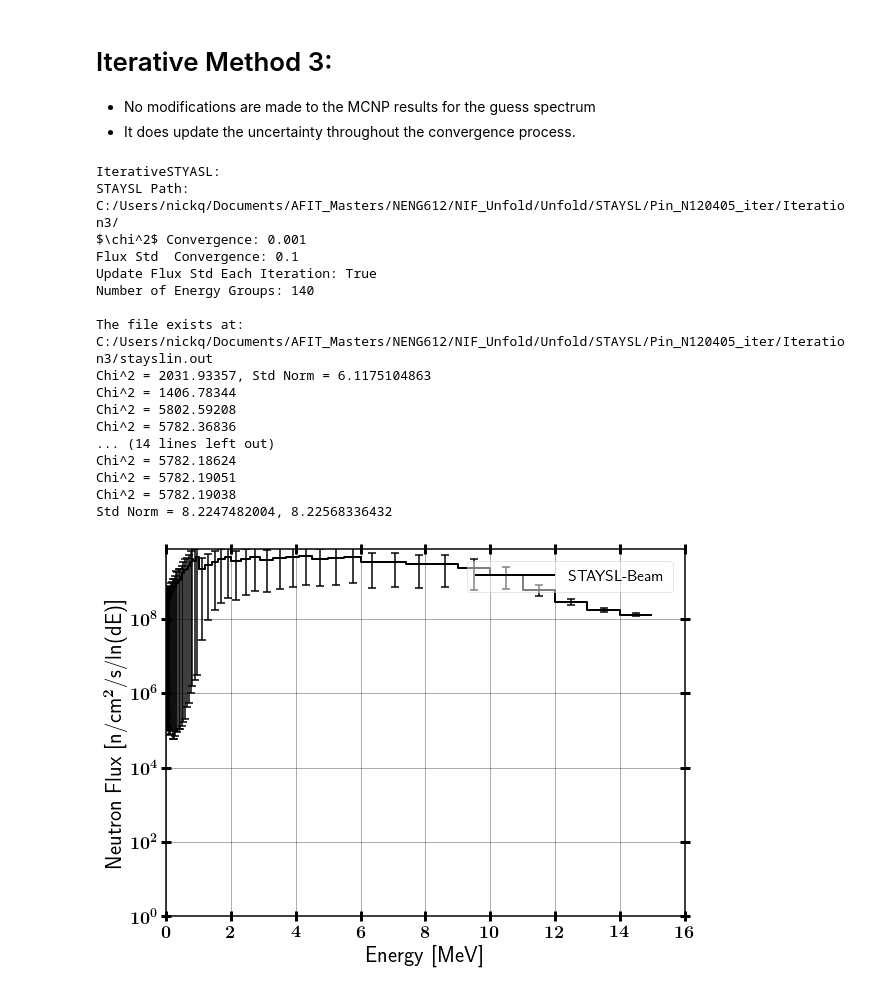
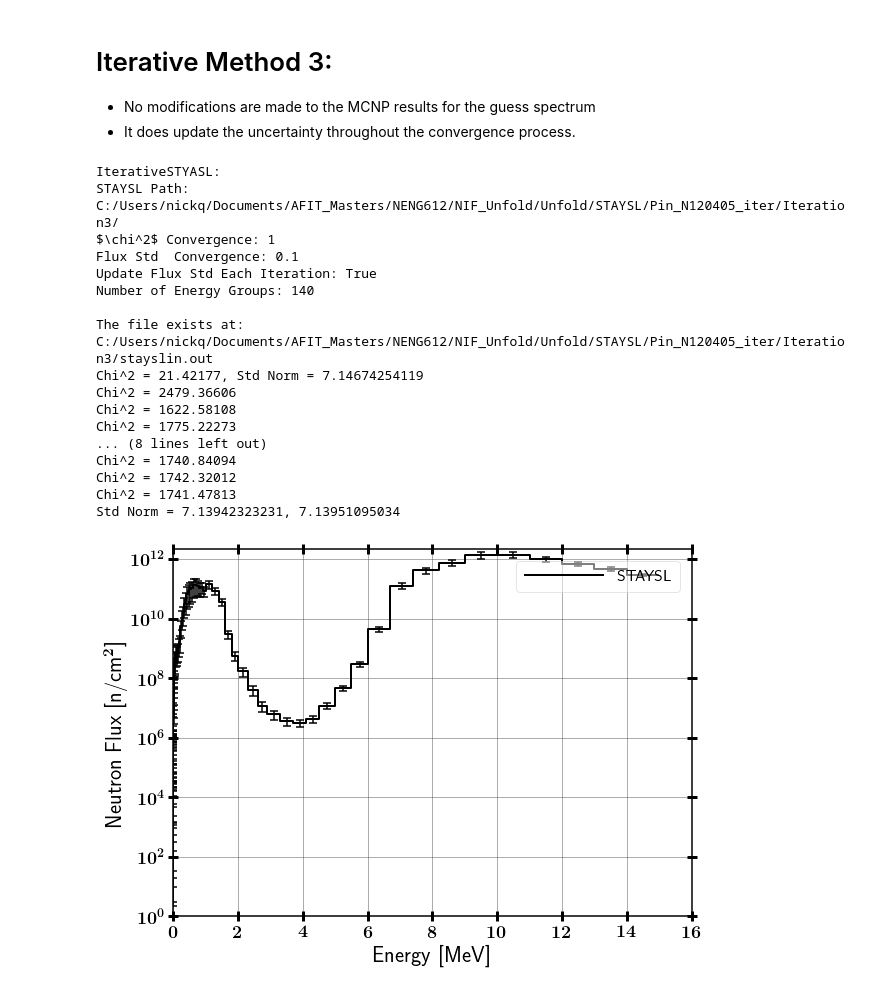
Before and after one commit to nickquartemont/NENG612, a Jupyter notebook: NIF_Unfold/Unfold/Unfold_Walkthrough1.ipynb, the cells around one changed output. Cells and saved outputs as stored; diff of their text form; code cells hidden in the pictures.

```diff
--- a/NIF_Unfold/Unfold/Unfold_Walkthrough1.ipynb
+++ b/NIF_Unfold/Unfold/Unfold_Walkthrough1.ipynb
@@ -116,7 +116,7 @@ from DataAnalysis.Histograms import Histogram
 import matplotlib
 %matplotlib inline
 
-outpath ='C:/Users/nickq/Documents/AFIT_Masters/NENG612/NIF_Unfold/Unfold/STAYSL/Pin_N120405v2/'
+outpath ='C:/Users/nickq/Documents/AFIT_Masters/NENG612/NIF_Unfold/Unfold/STAYSL/Pin_N120405_iter/'
 adjHisto = Histogram()
 adjHisto.build_histo(df['lowE'].tolist(), df['adjFlux'].tolist(), uncert=df['adjStd'].tolist(),
                      edgeLoc='low')
@@ -130,7 +130,7 @@ adjLethargyHisto.build_histo(df['lowE'].tolist(), df['adjLethargy'].tolist(), un
                      edgeLoc='low')
 
 adjLethargyHisto.plot( xMin=1E-6, logX=False, logY=True,
-                  xLabel='Energy [MeV]', yLabel='Neutron Flux [n/cm$^2$/ln(dE)]',
+                  xLabel='Energy [MeV]', yLabel='Neutron Fluence [n/cm$^2$/ln(dE)]',
                   savePath=outpath+'Pin1d_Lethargic',includeMarkers=False,
                   legend=False)
 # %% [output]
@@ -250,44 +249,44 @@ KeyboardInterrupt:
 # %%
 from Unfolding.STAYSL import IterativeSTAYSL
 
 stayslPath = 'C:/Users/nickq/Documents/AFIT_Masters/NENG612/NIF_Unfold/Unfold/STAYSL/Pin_N120405_iter/Iteration3/'
-iterSoln.append(IterativeSTAYSL(stayslPath, updateStd=True, chiConv=0.001))
+iterSoln.append(IterativeSTAYSL(stayslPath, updateStd=True, chiConv=1))
 print iterSoln[-1]
 
 iterSoln[-1].run()
 
 # Convert to lethargy
 iterSoln[-1]._df['adjLethargy'] =  bin_differentiation(iterSoln[-1]._df['lowE'].tolist(),
                                                      iterSoln[-1]._df['adjFlux'].tolist(), 'low', True)
 
 # Add to plot lists
 iterAdjHisto.append(Histogram())
 iterRatioHisto.append(Histogram())
 iter = 2
 
-iterAdjHisto[iter].build_histo(iterSoln[iter]._df['lowE'].tolist(), iterSoln[iter]._df['adjLethargy'].tolist(),
-                             uncert=(iterSoln[iter]._df['adjStd']*iterSoln[iter]._df['adjLethargy']).tolist(),
-                             edgeLoc='low', name='STAYSL-Beam')
+iterAdjHisto[iter].build_histo(iterSoln[iter]._df['lowE'].tolist(),iterSoln[iter]._df['adjFlux'].tolist(),
+                             uncert=(iterSoln[iter]._df['adjStd']*iterSoln[iter]._df['adjFlux']).tolist(),
+                             edgeLoc='low', name='STAYSL')
 
 iterAdjHisto[iter].plot(xMin=1E-6, xMax=16, yMin=1, logX=False, logY=True, includeMarkers=False,
-              xLabel='Energy [MeV]', yLabel='Neutron Flux [n/cm$^2$/s/ln(dE)]',
+              xLabel='Energy [MeV]', yLabel='Neutron Flux [n/cm$^2$]',
                         savePath=outpath+'PIN-Unfold_Itr{:1d}'.format(iter))
 # %% [output]
 IterativeSTYASL:
 STAYSL Path: C:/Users/nickq/Documents/AFIT_Masters/NENG612/NIF_Unfold/Unfold/STAYSL/Pin_N120405_iter/Iteration3/
-$\chi^2$ Convergence: 0.001
+$\chi^2$ Convergence: 1
 Flux Std  Convergence: 0.1
 Update Flux Std Each Iteration: True
 Number of Energy Groups: 140
 
 The file exists at: C:/Users/nickq/Documents/AFIT_Masters/NENG612/NIF_Unfold/Unfold/STAYSL/Pin_N120405_iter/Iteration3/stayslin.out
-Chi^2 = 2031.93357, Std Norm = 6.1175104863
-Chi^2 = 1406.78344
-Chi^2 = 5802.59208
-Chi^2 = 5782.36836
-... (14 lines left out)
-Chi^2 = 5782.18624
-Chi^2 = 5782.19051
-Chi^2 = 5782.19038
-Std Norm = 8.2247482004, 8.22568336432
+Chi^2 = 21.42177, Std Norm = 7.14674254119
+Chi^2 = 2479.36606
+Chi^2 = 1622.58108
+Chi^2 = 1775.22273
+... (8 lines left out)
+Chi^2 = 1740.84094
+Chi^2 = 1742.32012
+Chi^2 = 1741.47813
+Std Norm = 7.13942323231, 7.13951095034
-[figure, old version]
+[figure, new version]
```
Also changed, not shown: parts of 5 cells of this notebook, 23 other files.
